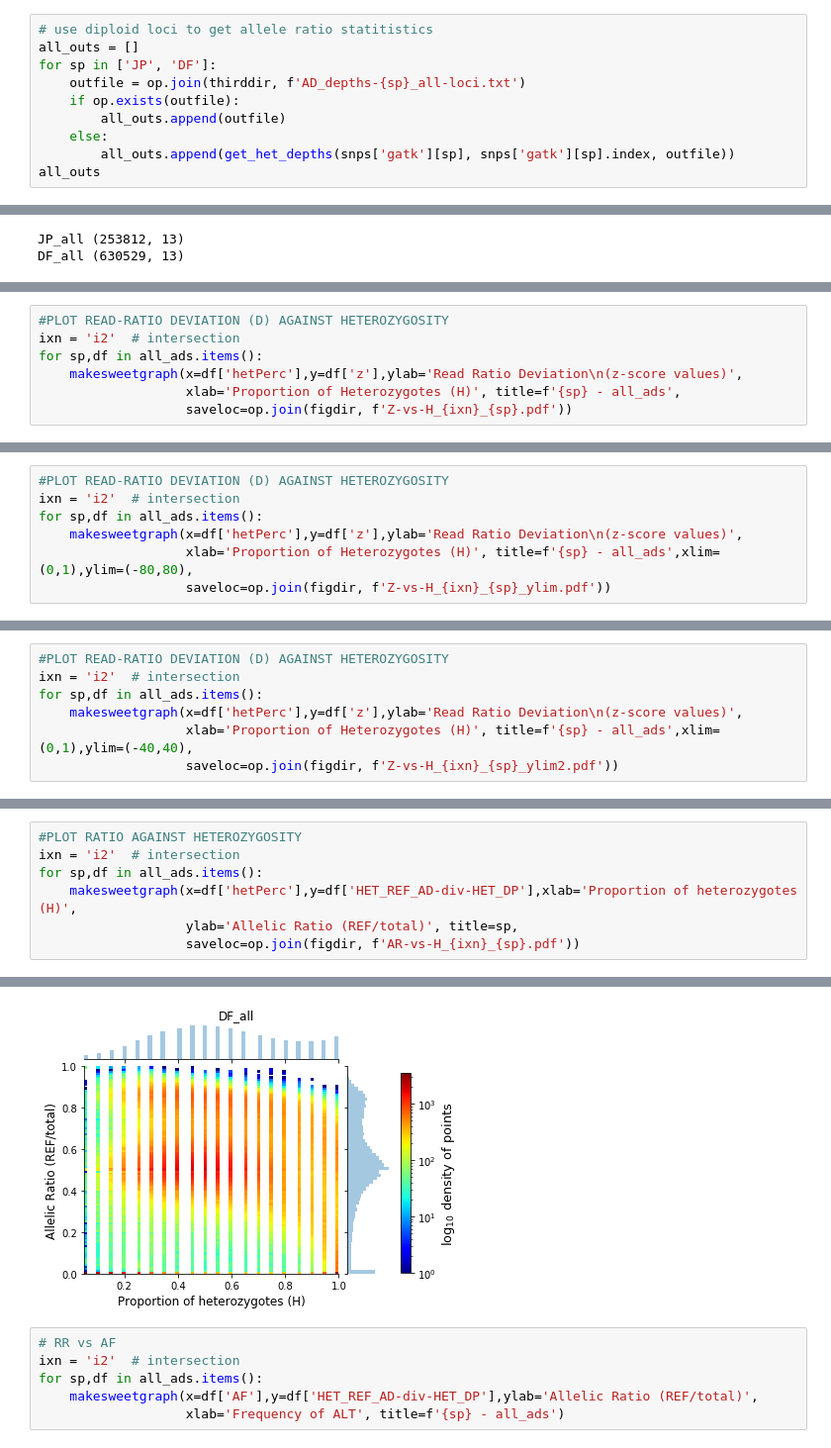
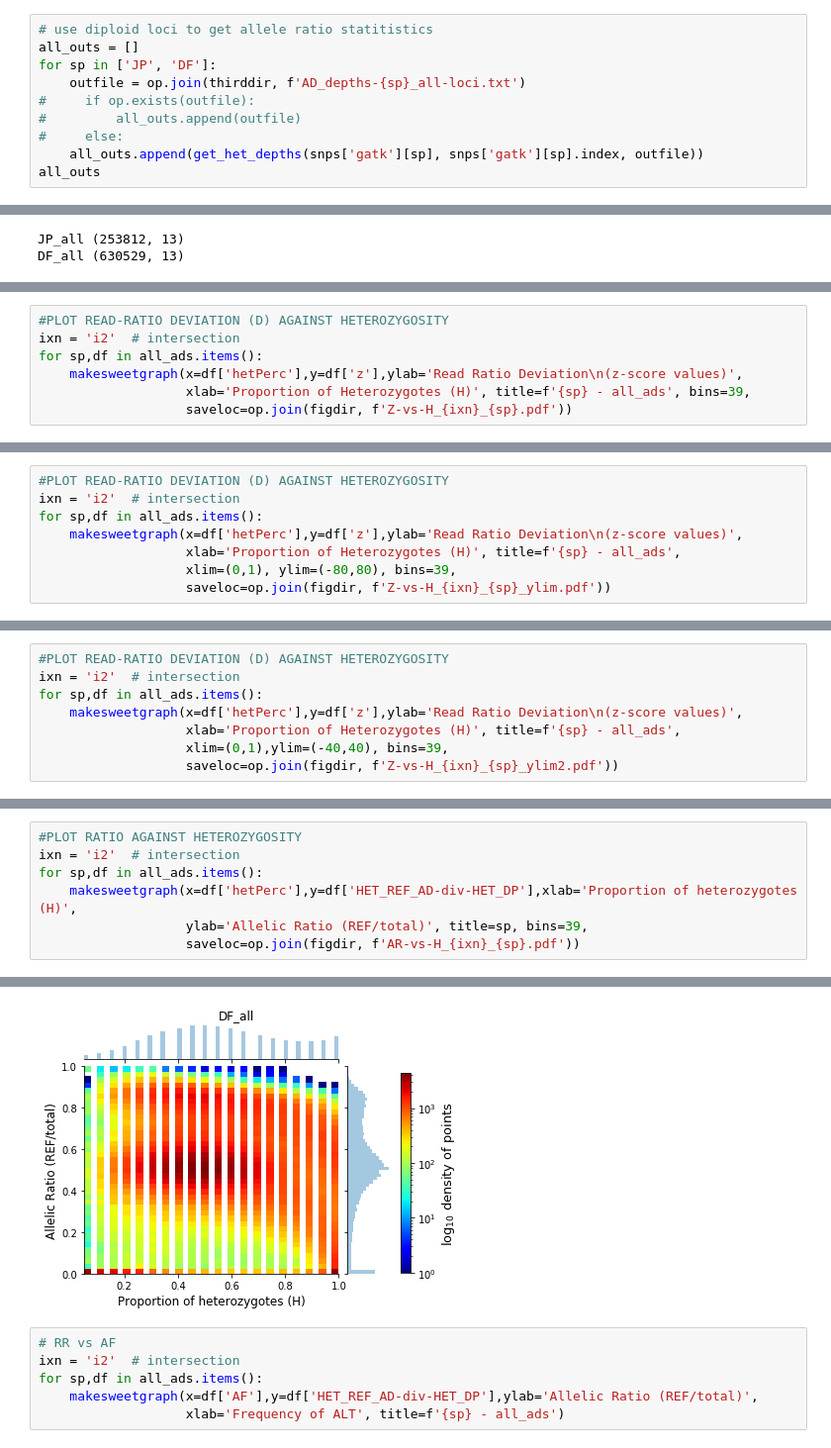
Before and after one commit to CoAdapTree/testdata_validation, a Jupyter notebook: 003_testdata_validate_megaSNPs.ipynb, the cells around one changed output, grey strips where cells are left out. Shown at 99% size. Cells and saved outputs as stored; diff of their text form.

Commit message:
increase color space of figures

```diff
--- a/003_testdata_validate_megaSNPs.ipynb
+++ b/003_testdata_validate_megaSNPs.ipynb
@@ -337,10 +336,10 @@ Saved to:  /data/home/lindb/methods_paper_analysis/003_testdata_validate_megaSNP
 all_outs = []
 for sp in ['JP', 'DF']:
     outfile = op.join(thirddir, f'AD_depths-{sp}_all-loci.txt')
-    if op.exists(outfile):
-        all_outs.append(outfile)
-    else:
-        all_outs.append(get_het_depths(snps['gatk'][sp], snps['gatk'][sp].index, outfile))
+#     if op.exists(outfile):
+#         all_outs.append(outfile)
+#     else:
+    all_outs.append(get_het_depths(snps['gatk'][sp], snps['gatk'][sp].index, outfile))
 all_outs
 # %% [output]
 ['/data/home/lindb/methods_paper_analysis/003_testdata_validate_megaSNPs/AD_depths-JP_all-loci.txt',
@@ -376,6 +375,6 @@ all_ads[sp].head()
 ixn = 'i2'  # intersection
 for sp,df in all_ads.items():
     makesweetgraph(x=df['hetPerc'],y=df['z'],ylab='Read Ratio Deviation\n(z-score values)',
-                   xlab='Proportion of Heterozygotes (H)', title=f'{sp} - all_ads',
+                   xlab='Proportion of Heterozygotes (H)', title=f'{sp} - all_ads', bins=39,
                    saveloc=op.join(figdir, f'Z-vs-H_{ixn}_{sp}.pdf'))
 # %% [output]
@@ -388,6 +387,7 @@ Saved to:  /data/home/lindb/methods_paper_analysis/003_testdata_validate_megaSNP
 ixn = 'i2'  # intersection
 for sp,df in all_ads.items():
     makesweetgraph(x=df['hetPerc'],y=df['z'],ylab='Read Ratio Deviation\n(z-score values)',
-                   xlab='Proportion of Heterozygotes (H)', title=f'{sp} - all_ads',xlim=(0,1),ylim=(-80,80),
+                   xlab='Proportion of Heterozygotes (H)', title=f'{sp} - all_ads',
+                   xlim=(0,1), ylim=(-80,80), bins=39,
                    saveloc=op.join(figdir, f'Z-vs-H_{ixn}_{sp}_ylim.pdf'))
 # %% [output]
@@ -400,6 +400,7 @@ Saved to:  /data/home/lindb/methods_paper_analysis/003_testdata_validate_megaSNP
 ixn = 'i2'  # intersection
 for sp,df in all_ads.items():
     makesweetgraph(x=df['hetPerc'],y=df['z'],ylab='Read Ratio Deviation\n(z-score values)',
-                   xlab='Proportion of Heterozygotes (H)', title=f'{sp} - all_ads',xlim=(0,1),ylim=(-40,40),
+                   xlab='Proportion of Heterozygotes (H)', title=f'{sp} - all_ads',
+                   xlim=(0,1),ylim=(-40,40), bins=39,
                    saveloc=op.join(figdir, f'Z-vs-H_{ixn}_{sp}_ylim2.pdf'))
 # %% [output]
@@ -412,6 +413,6 @@ Saved to:  /data/home/lindb/methods_paper_analysis/003_testdata_validate_megaSNP
 ixn = 'i2'  # intersection
 for sp,df in all_ads.items():
     makesweetgraph(x=df['hetPerc'],y=df['HET_REF_AD-div-HET_DP'],xlab='Proportion of heterozygotes (H)',
-                   ylab='Allelic Ratio (REF/total)', title=sp,
+                   ylab='Allelic Ratio (REF/total)', title=sp, bins=39,
                    saveloc=op.join(figdir, f'AR-vs-H_{ixn}_{sp}.pdf'))
 # %% [output]
@@ -421,4 +422,4 @@ Saved to:  /data/home/lindb/methods_paper_analysis/003_testdata_validate_megaSNP
-[figure, old version]
+[figure, new version]
 # %%
 # RR vs AF
 ixn = 'i2'  # intersection
```
Also changed, not shown: parts of 23 cells of this notebook, 1 other file.
